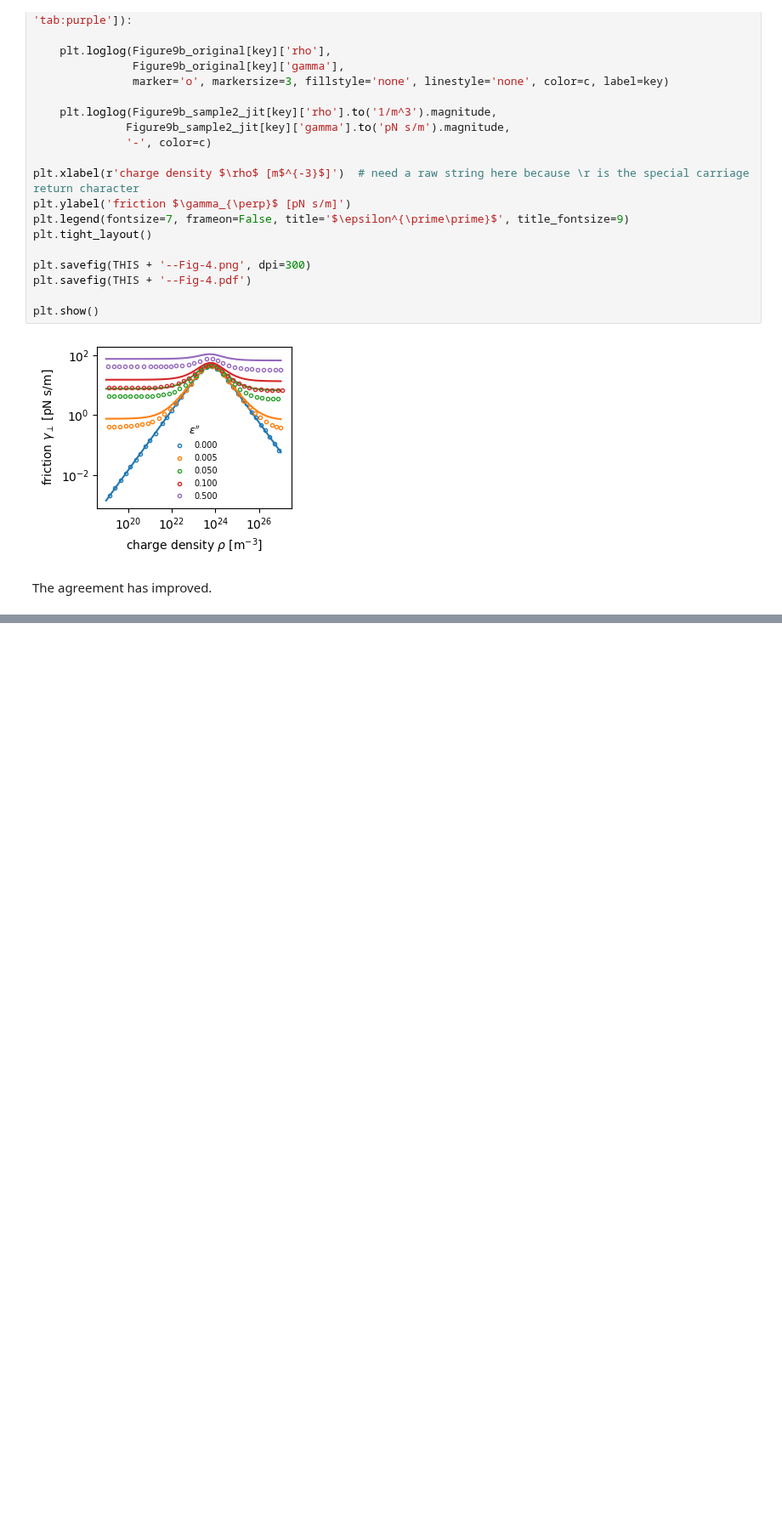
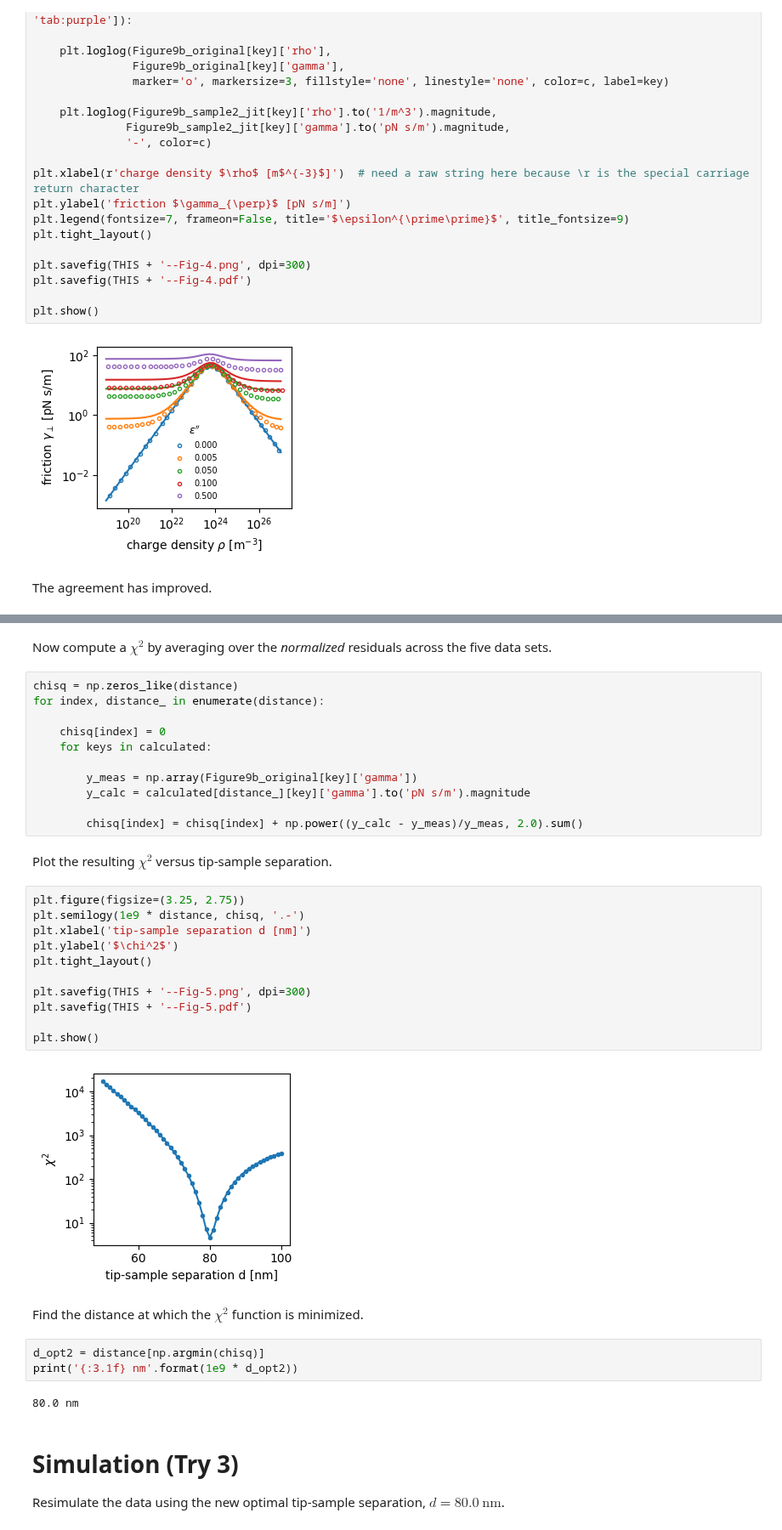
Before and after one commit to Marohn-Group/dissipationtheory, a Jupyter notebook: development/dissipation-theory--Study-7.ipynb, the cells around one changed output, grey strips where cells are left out. Shown at 85% size. Saved outputs shown, nothing was run; the diff lists cells and outputs as text; blank space fills up the shorter version.

Commit message:
development/dissipation-theory--Study-7: Vary the tip-sample separation to get better agreement with teh Lekkala 2012 Figure 9(b) data.  I find an optimal tip-sample separation of d = 80.0 nm.

```diff
--- a/development/dissipation-theory--Study-7.ipynb
+++ b/development/dissipation-theory--Study-7.ipynb
@@ -306,0 +333,39 @@ Instead of minimizing $\chi^2$ using the $\epsilon_{\mathrm{s}}^{\prime\prime} =
+# %% [markdown]
+Now compute a $\chi^2$ by averaging over the *normalized* residuals across the five data sets.
+# %%
+chisq = np.zeros_like(distance)
+for index, distance_ in enumerate(distance):
+
+    chisq[index] = 0
+    for keys in calculated:
+
+        y_meas = np.array(Figure9b_original[key]['gamma'])
+        y_calc = calculated[distance_][key]['gamma'].to('pN s/m').magnitude
+
+        chisq[index] = chisq[index] + np.power((y_calc - y_meas)/y_meas, 2.0).sum()
+# %% [markdown]
+Plot the resulting $\chi^2$ versus tip-sample separation.
+# %%
+plt.figure(figsize=(3.25, 2.75))
+plt.semilogy(1e9 * distance, chisq, '.-')
+plt.xlabel('tip-sample separation d [nm]')
+plt.ylabel('$\chi^2$')
+plt.tight_layout()
+
+plt.savefig(THIS + '--Fig-5.png', dpi=300)
+plt.savefig(THIS + '--Fig-5.pdf')
+
+plt.show()
+# %% [output]
+[figure, added]
+# %% [markdown]
+Find the distance at which the $\chi^2$ function is minimized.
+# %%
+d_opt2 = distance[np.argmin(chisq)]
+print('{:3.1f} nm'.format(1e9 * d_opt2))
+# %% [output]
+80.0 nm
+# %% [markdown]
+# Simulation (Try 3)
+
+Resimulate the data using the new optimal tip-sample separation, $d =80.0 \: \mathrm{nm}$.
```
Also changed, not shown: parts of 7 cells of this notebook, 9 other files.
